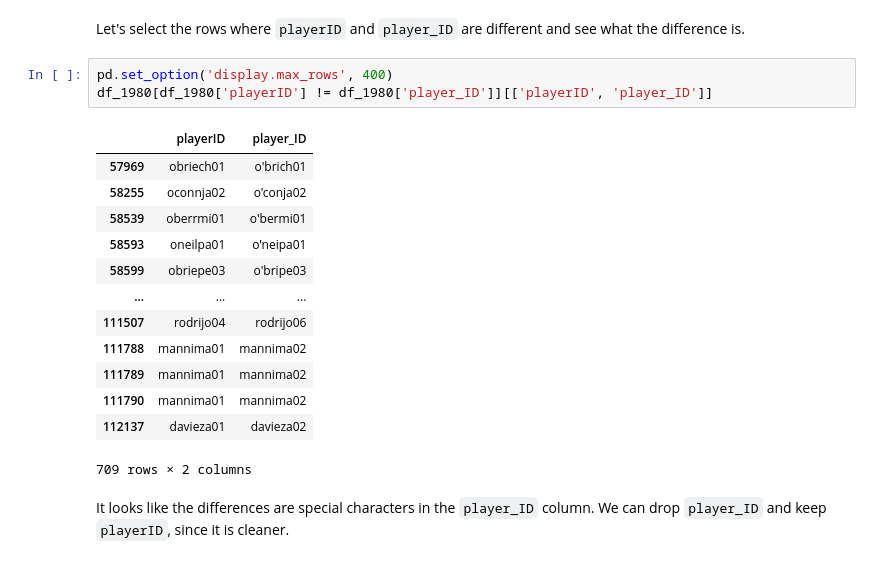
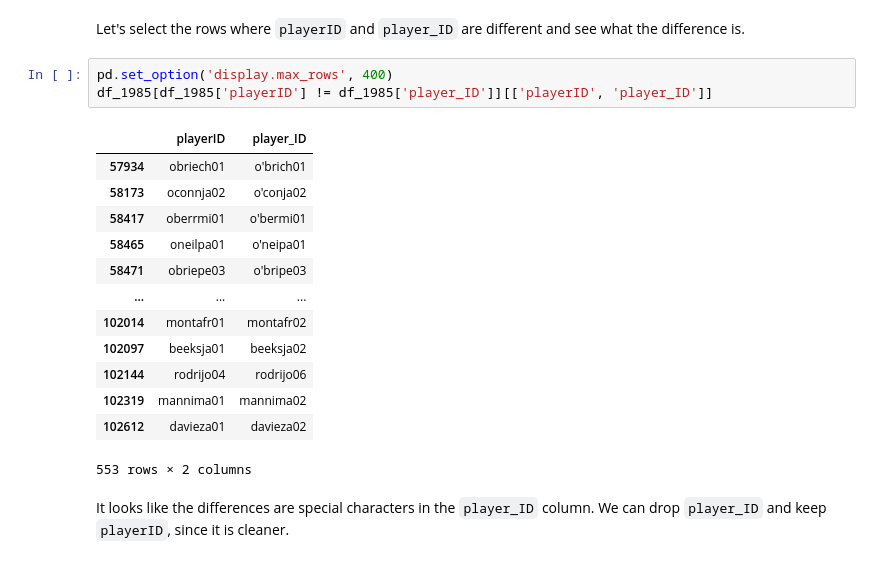
Before and after one commit to MemoGJ/Hector_G_Capstone, a Jupyter notebook: Week_2_Data_Preprocessing.ipynb, the cells around one changed output. Drawn from its saved outputs; the diff is of its cells as text.

```diff
--- a/Week_2_Data_Preprocessing.ipynb
+++ b/Week_2_Data_Preprocessing.ipynb
@@ -551,21 +551,21 @@ Number of null values for player_ID:  0
 Let's select the rows where `playerID` and `player_ID` are different and see what the difference is.
 # %%
 pd.set_option('display.max_rows', 400)
-df_1980[df_1980['playerID'] != df_1980['player_ID']][['playerID', 'player_ID']]
+df_1985[df_1985['playerID'] != df_1985['player_ID']][['playerID', 'player_ID']]
 # %% [output]
 |  | playerID | player_ID |
-| 57969 | obriech01 | o'brich01 |
-| 58255 | oconnja02 | o'conja02 |
-| 58539 | oberrmi01 | o'bermi01 |
-| 58593 | oneilpa01 | o'neipa01 |
-| 58599 | obriepe03 | o'bripe03 |
+| 57934 | obriech01 | o'brich01 |
+| 58173 | oconnja02 | o'conja02 |
+| 58417 | oberrmi01 | o'bermi01 |
+| 58465 | oneilpa01 | o'neipa01 |
+| 58471 | obriepe03 | o'bripe03 |
 | ... | ... | ... |
-| 111507 | rodrijo04 | rodrijo06 |
-| 111788 | mannima01 | mannima02 |
-| 111789 | mannima01 | mannima02 |
-| 111790 | mannima01 | mannima02 |
-| 112137 | davieza01 | davieza02 |
+| 102014 | montafr01 | montafr02 |
+| 102097 | beeksja01 | beeksja02 |
+| 102144 | rodrijo04 | rodrijo06 |
+| 102319 | mannima01 | mannima02 |
+| 102612 | davieza01 | davieza02 |
-709 rows × 2 columns
+553 rows × 2 columns
 # %% [markdown]
 It looks like the differences are special characters in the `player_ID` column. We can drop `player_ID` and keep `playerID`, since it is cleaner.
 # %%
```
Also changed, not shown: parts of 50 cells of this notebook, 13 other files.
